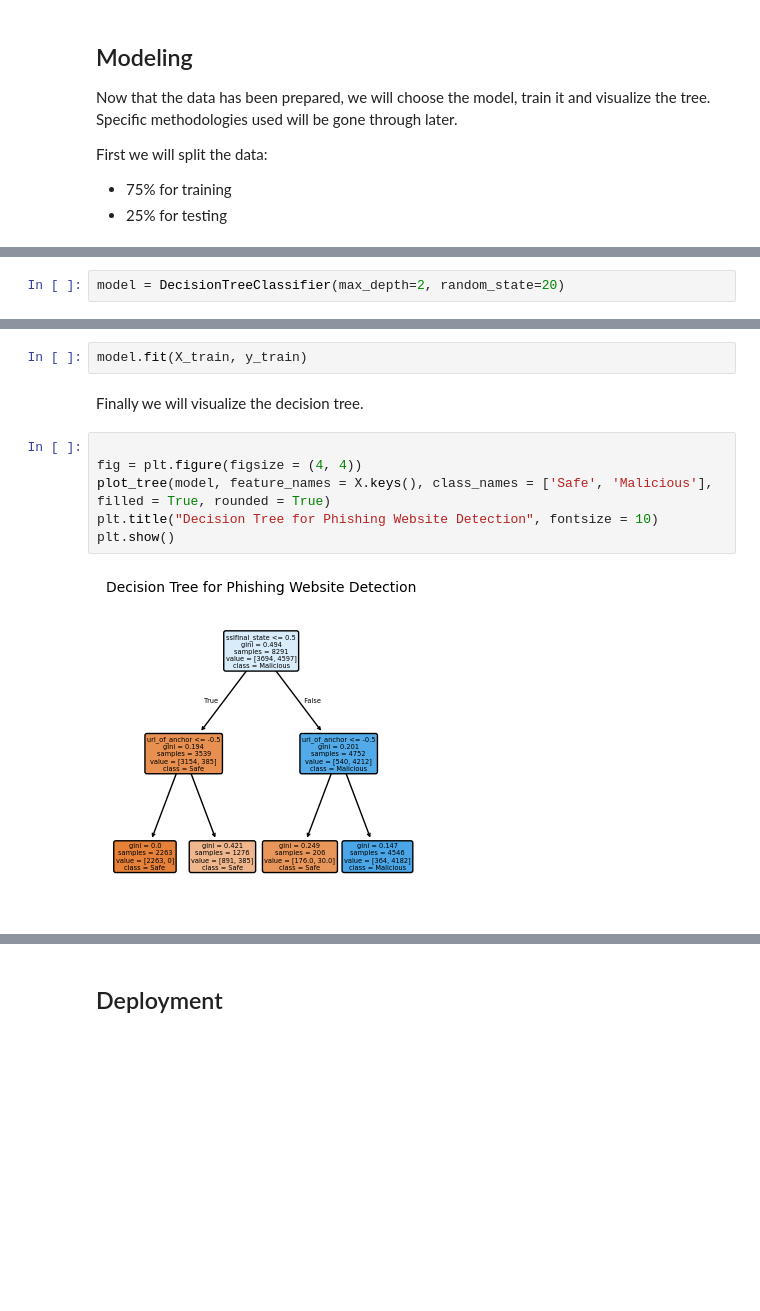
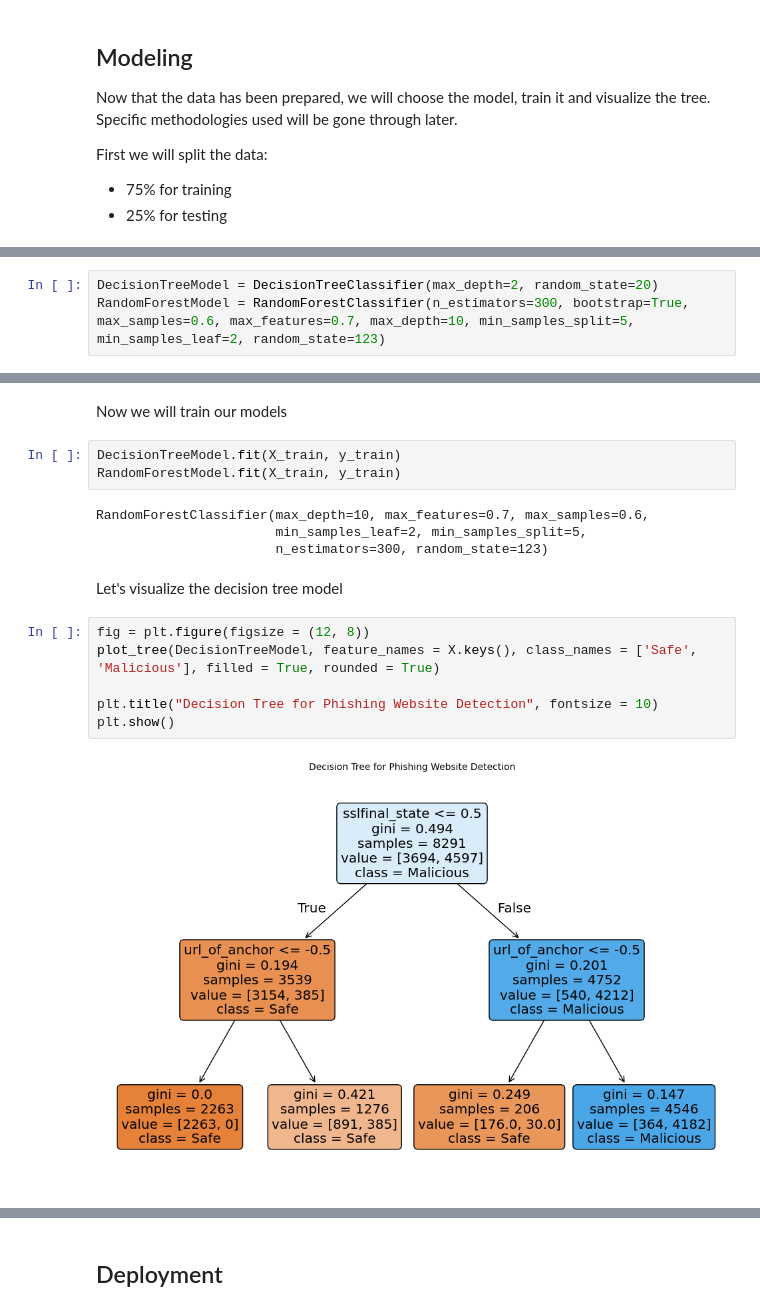
Before and after one commit to TheZink/MLL, a Jupyter notebook: Documents/DecisionTreesRandomForests/decision_trees_random_forests.ipynb, the cells around one changed output, grey strips where cells are left out. Saved outputs shown, nothing was run; the diff lists cells and outputs as text; blank space fills up the shorter version.

Commit message:
Continued the assigment and implemented random forest tree

```diff
--- a/Documents/DecisionTreesRandomForests/decision_trees_random_forests.ipynb
+++ b/Documents/DecisionTreesRandomForests/decision_trees_random_forests.ipynb
@@ -68,2 +73,3 @@ Now that the data has been splitted, next step is to choose an algorithm for our
 # %%
-model = DecisionTreeClassifier(max_depth=2, random_state=20)
+DecisionTreeModel = DecisionTreeClassifier(max_depth=2, random_state=20)
+RandomForestModel = RandomForestClassifier(n_estimators=300, bootstrap=True, max_samples=0.6, max_features=0.7, max_depth=10, min_samples_split=5, min_samples_leaf=2, random_state=123)
@@ -72,12 +76,19 @@ Next we will train our model using training data.
-# %%
-model.fit(X_train, y_train)
-# %% [markdown]
-Finally we will visualize the decision tree.
-# %%
-
-fig = plt.figure(figsize = (4, 4))
-plot_tree(model, feature_names = X.keys(), class_names = ['Safe', 'Malicious'], filled = True, rounded = True)
-plt.title("Decision Tree for Phishing Website Detection", fontsize = 10)
-plt.show()
-# %% [output]
-[figure, removed]
+# %% [markdown]
+Now we will train our models
+# %%
+DecisionTreeModel.fit(X_train, y_train)
+RandomForestModel.fit(X_train, y_train)
+# %% [output]
+RandomForestClassifier(max_depth=10, max_features=0.7, max_samples=0.6,
+                       min_samples_leaf=2, min_samples_split=5,
+                       n_estimators=300, random_state=123)
+# %% [markdown]
+Let's visualize the decision tree model
+# %%
+fig = plt.figure(figsize = (12, 8))
+plot_tree(DecisionTreeModel, feature_names = X.keys(), class_names = ['Safe', 'Malicious'], filled = True, rounded = True)
+
+plt.title("Decision Tree for Phishing Website Detection", fontsize = 10)
+plt.show()
+# %% [output]
+[figure, added]
```
Also changed, not shown: parts of 13 cells of this notebook.
